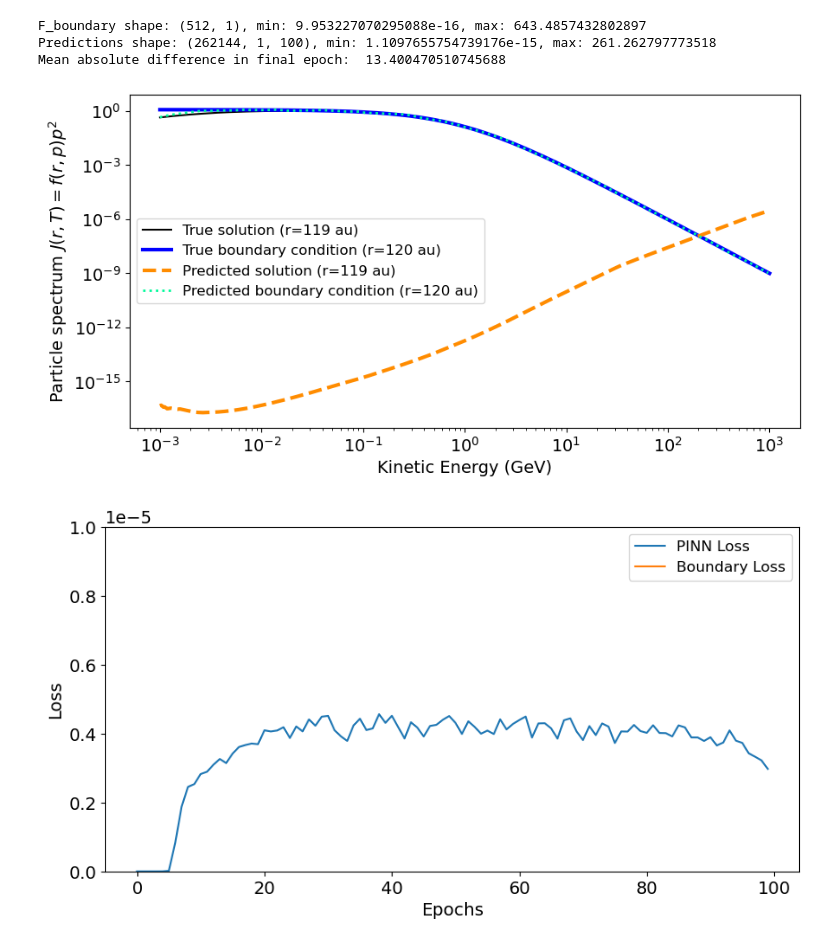
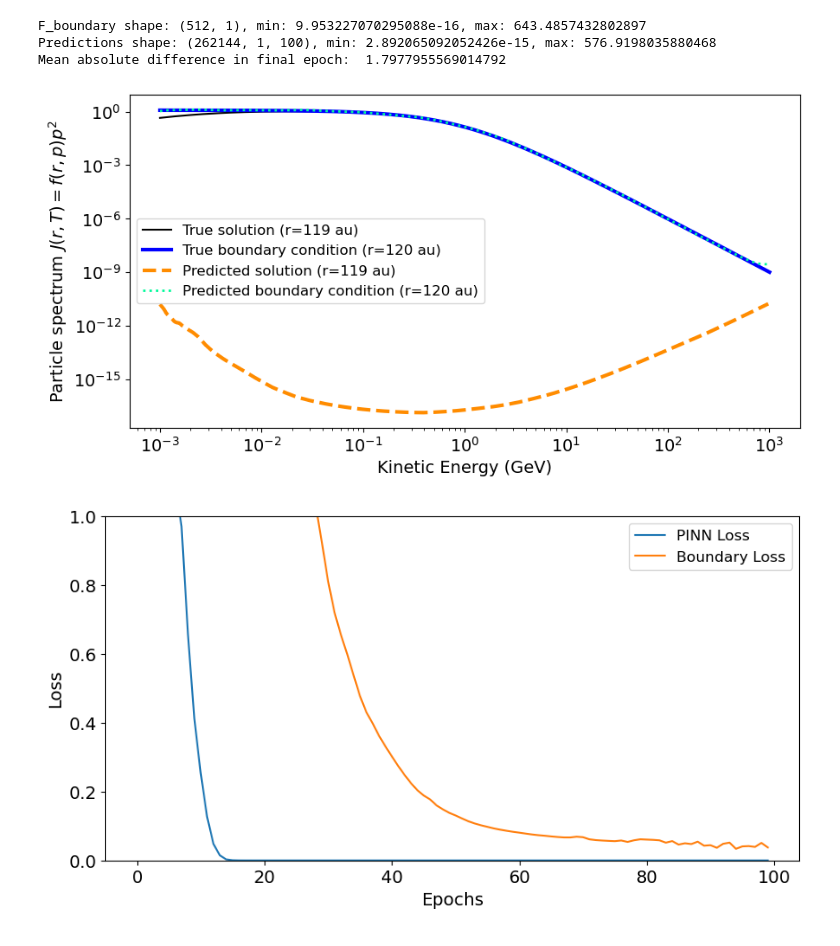
Before and after one commit to linneawolniewicz/pinns, a Jupyter notebook: src/visualize.ipynb, the cells around one changed output. Saved outputs shown, nothing was run; the diff lists cells and outputs as text; code cells hidden in the pictures.

```diff
--- a/src/visualize.ipynb
+++ b/src/visualize.ipynb
@@ -14,7 +14,7 @@ CURRENT_PATH = os.getcwd()
 DATA_PATH = os.path.abspath(os.path.join(CURRENT_PATH, "..", "data"))
 OUTPUTS_PATH = os.path.abspath(os.path.join(CURRENT_PATH, "..", "outputs"))
 # %%
-filename = ''
+filename = 'boundaryDataInPinnLoss'
 
 # Load PINN outputs
 with open(OUTPUTS_PATH + '/pinn_loss_' + filename + '.pkl', 'rb') as file:
@@ -57,8 +57,8 @@ print("Mean absolute difference in final epoch: ", np.mean(np.abs(predictions[:,
 # print("Final epoch prediction values for 120 AU and final 10 p values:", predictions[:, :, -1].reshape((size, size))[-1, -10:])
 # %% [output]
 F_boundary shape: (512, 1), min: 9.953227070295088e-16, max: 643.4857432802897
-Predictions shape: (262144, 1, 100), min: 1.1097655754739176e-15, max: 261.262797773518
-Mean absolute difference in final epoch:  13.400470510745688
+Predictions shape: (262144, 1, 100), min: 2.892065092052426e-15, max: 576.9198035880468
+Mean absolute difference in final epoch:  1.7977955569014792
 # %%
 # Plot J(r, T)
 fig, ax = plt.subplots(figsize=(10, 5))
@@ -76,21 +76,21 @@ ax.legend(prop={'size': 12})
 
 plt.savefig('prediction.png')
 # %% [output]
-[figure, old version]
+[figure, new version]
 # %%
 # Plot loss
 fig = plt.figure(figsize=(10, 5))
 
 plt.plot(pinn_loss, label='PINN Loss')
 plt.plot(boundary_loss, label='Boundary Loss')
 
-plt.ylim(0, 1e-5)
+plt.ylim(0, 1)
 plt.xlabel('Epochs')
 plt.ylabel('Loss')
 plt.legend(prop={'size': 12})
 plt.savefig("loss.png")
 # %% [output]
-[figure, old version]
+[figure, new version]
 # %%
 # Visualize J(r, T) over the epochs
 for i in range(epochs):
```
Also changed, not shown: parts of 1 cell of this notebook, 8 other files.
